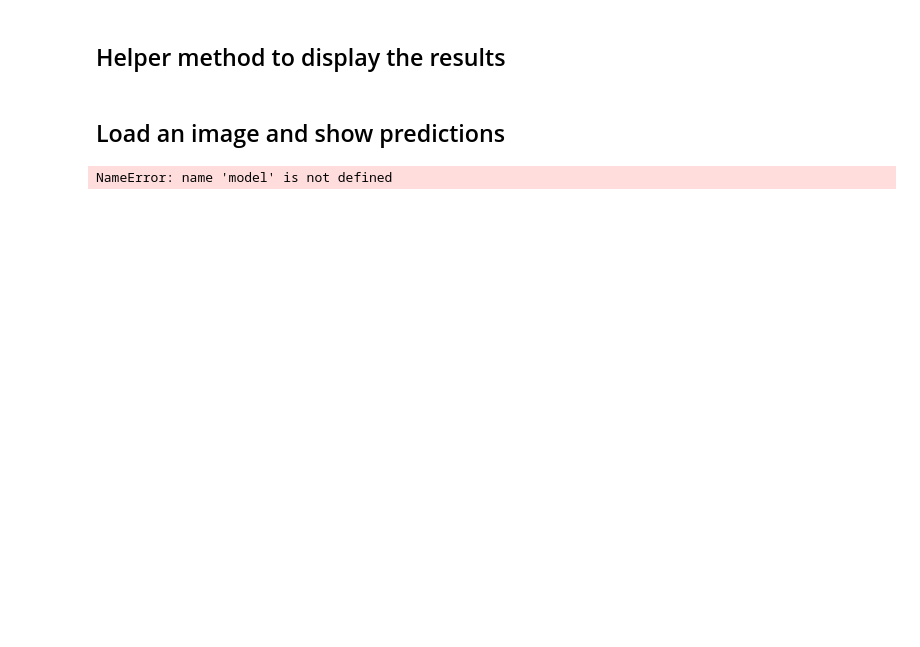
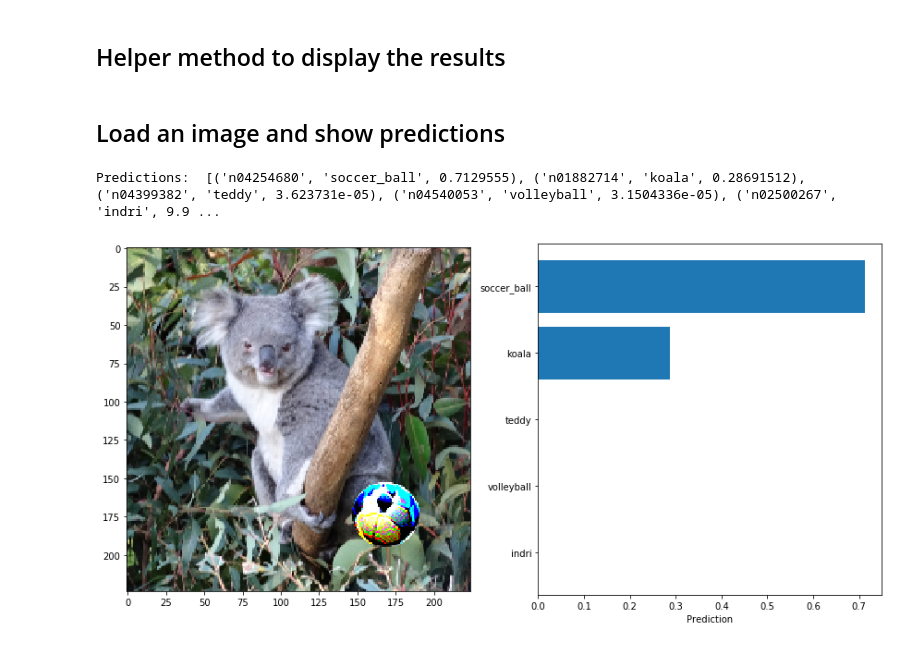
Before and after one commit to katywarr/simple-image-classification, a Jupyter notebook: simple_image_classification.ipynb, the cells around one changed output. Cells and saved outputs as stored; diff of their text form; code cells hidden in the pictures; blank space fills up the shorter version.

```diff
--- a/simple_image_classification.ipynb
+++ b/simple_image_classification.ipynb
@@ -48,16 +44,17 @@ def get_bar_chart(img, predictions):
 # %%
 # Get a new image
 # image_path = 'images/koala.jpg'
 # image_path = 'images/koala_with_ball.png'
-image_path = 'images/koala_with_ball_adv_1.png'
+image_path = 'images/koala_with_ball_adv_3.png'
 
 # Prepare image for passing to ResNet50
 img = keras.preprocessing.image.load_img(image_path, target_size = [224, 224])
 img_np = keras.preprocessing.image.img_to_array(img)
 image_np_exp = np.expand_dims(img_np, axis=0)
 image_for_resnet = preprocess_input(image_np_exp)
 
 predictions = decode_predictions(model.predict(image_for_resnet), top=5)[0]
 get_bar_chart(img, predictions)
 # %% [output]
-NameError: name 'model' is not defined
+Predictions:  [('n04254680', 'soccer_ball', 0.7129555), ('n01882714', 'koala', 0.28691512), ('n04399382', 'teddy', 3.623731e-05), ('n04540053', 'volleyball', 3.1504336e-05), ('n02500267', 'indri', 9.9 ...
+[figure, added]
```
Also changed, not shown: parts of 2 cells of this notebook, 1 other file.
